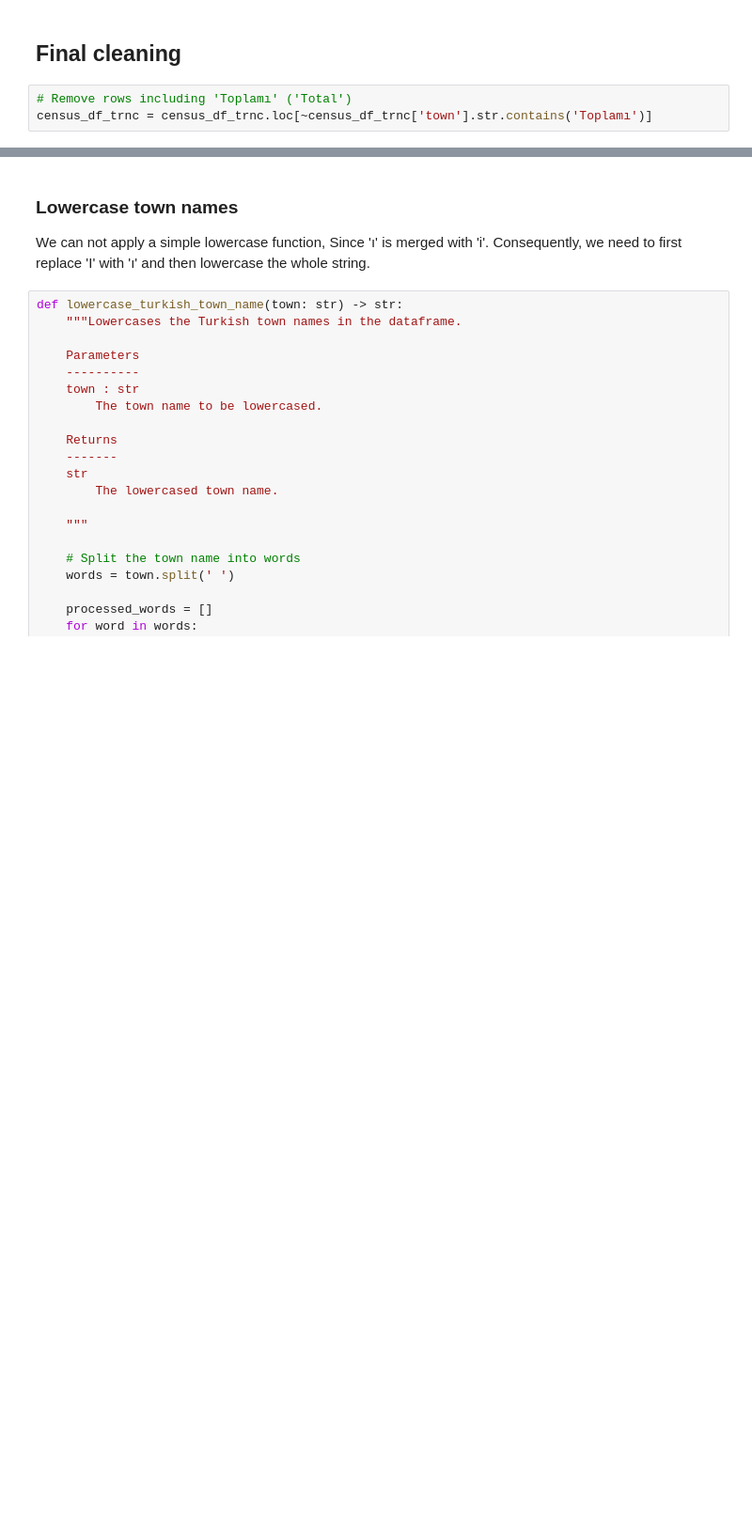
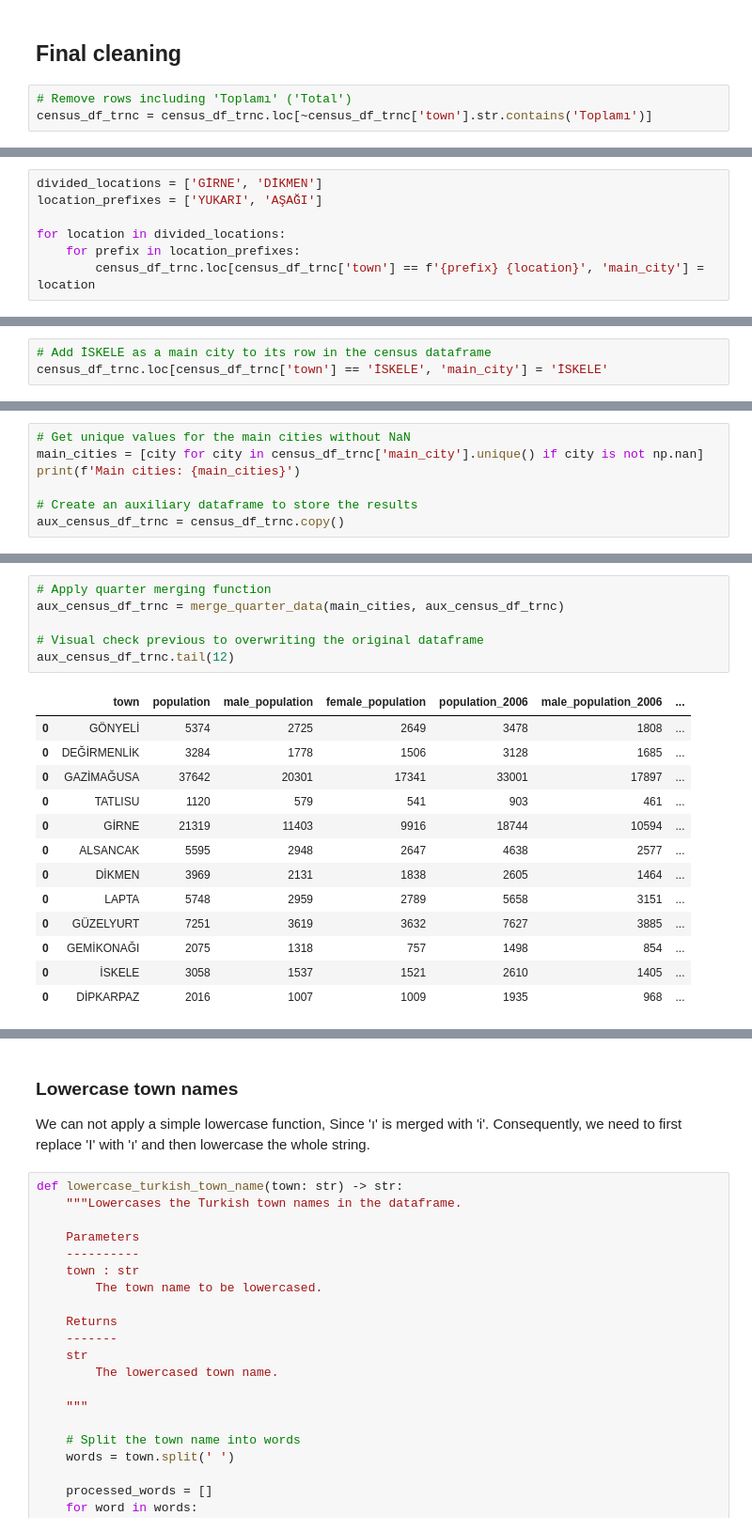
Before and after one commit to jgchaparro/CyprusDB, a Jupyter notebook: CyprusDB_generation.ipynb, the cells around one changed output, grey strips where cells are left out. Shown at 94% size. Cells and saved outputs as stored; diff of their text form; blank space fills up the shorter version.

```diff
--- a/CyprusDB_generation.ipynb
+++ b/CyprusDB_generation.ipynb
@@ -460,0 +777,7 @@ census_df_trnc = census_df_trnc.loc[~census_df_trnc['town'].str.contains('Toplam
+# %%
+divided_locations = ['GİRNE', 'DİKMEN']
+location_prefixes = ['YUKARI', 'AŞAĞI']
+
+for location in divided_locations:
+    for prefix in location_prefixes:
+        census_df_trnc.loc[census_df_trnc['town'] == f'{prefix} {location}', 'main_city'] = location
@@ -460,0 +786,3 @@ census_df_trnc = census_df_trnc.loc[~census_df_trnc['town'].str.contains('Toplam
+# %%
+# Add İSKELE as a main city to its row in the census dataframe
+census_df_trnc.loc[census_df_trnc['town'] == 'İSKELE', 'main_city'] = 'İSKELE'
@@ -460,0 +801,7 @@ census_df_trnc = census_df_trnc.loc[~census_df_trnc['town'].str.contains('Toplam
+# %%
+# Get unique values for the main cities without NaN
+main_cities = [city for city in census_df_trnc['main_city'].unique() if city is not np.nan]
+print(f'Main cities: {main_cities}')
+
+# Create an auxiliary dataframe to store the results
+aux_census_df_trnc = census_df_trnc.copy()
@@ -460,0 +878,20 @@ census_df_trnc = census_df_trnc.loc[~census_df_trnc['town'].str.contains('Toplam
+# %%
+# Apply quarter merging function
+aux_census_df_trnc = merge_quarter_data(main_cities, aux_census_df_trnc)
+
+# Visual check previous to overwriting the original dataframe
+aux_census_df_trnc.tail(12)
+# %% [output]
+|  | town | population | male_population | female_population | population_2006 | male_population_2006 | ... |
+| 0 | GÖNYELİ | 5374 | 2725 | 2649 | 3478 | 1808 | ... |
+| 0 | DEĞİRMENLİK | 3284 | 1778 | 1506 | 3128 | 1685 | ... |
+| 0 | GAZİMAĞUSA | 37642 | 20301 | 17341 | 33001 | 17897 | ... |
+| 0 | TATLISU | 1120 | 579 | 541 | 903 | 461 | ... |
+| 0 | GİRNE | 21319 | 11403 | 9916 | 18744 | 10594 | ... |
+| 0 | ALSANCAK | 5595 | 2948 | 2647 | 4638 | 2577 | ... |
+| 0 | DİKMEN | 3969 | 2131 | 1838 | 2605 | 1464 | ... |
+| 0 | LAPTA | 5748 | 2959 | 2789 | 5658 | 3151 | ... |
+| 0 | GÜZELYURT | 7251 | 3619 | 3632 | 7627 | 3885 | ... |
+| 0 | GEMİKONAĞI | 2075 | 1318 | 757 | 1498 | 854 | ... |
+| 0 | İSKELE | 3058 | 1537 | 1521 | 2610 | 1405 | ... |
+| 0 | DİPKARPAZ | 2016 | 1007 | 1009 | 1935 | 968 | ... |
```
Also changed, not shown: parts of 61 cells of this notebook, 11 other files.
